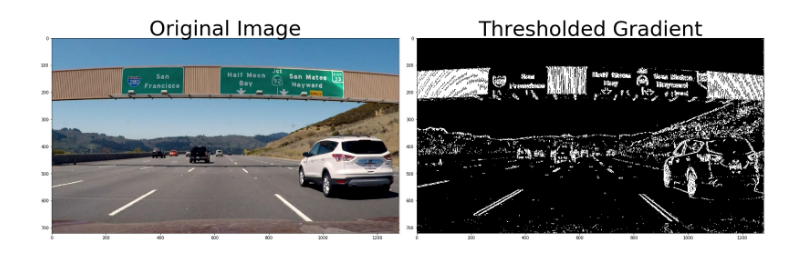
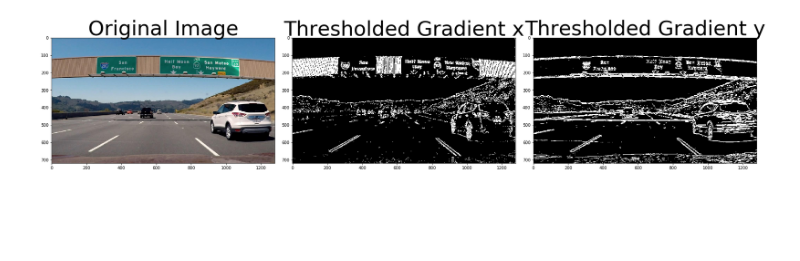
Before and after one commit to demigecko/CarND-Advanced-Lane-Lines, a Jupyter notebook: Segments/4-Apply Sobel.ipynb, the cells around one changed output. Drawn from its saved outputs; the diff is of its cells as text; code cells hidden in the pictures; blank space fills up the shorter version.

```diff
--- a/Segments/4-Apply Sobel.ipynb
+++ b/Segments/4-Apply Sobel.ipynb
@@ -4,7 +4,6 @@ import cv2
 import matplotlib.pyplot as plt
 import matplotlib.image as mpimg
 import pickle
-
 
 # Read in an image and grayscale it
 image = mpimg.imread('signs_vehicles_xygrad.png')
@@ -13,35 +12,39 @@ image = mpimg.imread('signs_vehicles_xygrad.png')
 # then takes an absolute value and applies a threshold.
 # Note: calling your function with orient='x', thresh_min=20, thresh_max=100
 # should produce output like the example image shown above this quiz.
 def abs_sobel_thresh(img, orient='x', thresh_min=0, thresh_max=255):
     # Apply the following steps to img
     # 1) Convert to grayscale
     gray=cv2.cvtColor(img, cv2.COLOR_BGR2GRAY)
     # 2) Take the derivative in x or y given orient = 'x' or 'y'
     if orient=='x':
         sobel = cv2.Sobel(gray, cv2.CV_64F, 1, 0)
     if orient=='y':
         sobel = cv2.Sobel(gray, cv2.CV_64F, 0, 1)
     # 3) Take the absolute value of the derivative or gradient
     abs_sobel = np.absolute(sobel)
     # 4) Scale to 8-bit (0 - 255) then convert to type = np.uint8
     scaled_sobel = np.uint8(255*abs_sobel/np.max(abs_sobel))
     # 5) Create a mask of 1's where the scaled gradient magnitude
             # is > thresh_min and < thresh_max
     binary_output = np.zeros_like(scaled_sobel)
     binary_output[(scaled_sobel >= thresh_min) & (scaled_sobel <= thresh_max)] = 1
     # 6) Return this mask as your binary_output image
     return binary_output
 
 # Run the function
-grad_binary = abs_sobel_thresh(image, orient='x', thresh_min=10, thresh_max=200)
+grad_binary_x = abs_sobel_thresh(image, orient='x', thresh_min=10, thresh_max=255)
+grad_binary_y = abs_sobel_thresh(image, orient='y', thresh_min=10, thresh_max=255)
+
 # Plot the result
-f, (ax1, ax2) = plt.subplots(1, 2, figsize=(24, 9))
+f, (ax1, ax2, ax3) = plt.subplots(1, 3, figsize=(24, 9))
 f.tight_layout()
 ax1.imshow(image)
 ax1.set_title('Original Image', fontsize=50)
-ax2.imshow(grad_binary, cmap='gray')
-ax2.set_title('Thresholded Gradient', fontsize=50)
+ax2.imshow(grad_binary_x, cmap='gray')
+ax2.set_title('Thresholded Gradient x', fontsize=50)
+ax3.imshow(grad_binary_y, cmap='gray')
+ax3.set_title('Thresholded Gradient y', fontsize=50)
 plt.subplots_adjust(left=0., right=1, top=0.9, bottom=0.)
 # %% [output]
-[figure, old version]
+[figure, new version]
```
Also changed, not shown: parts of 1 cell of this notebook, 15 other files.
